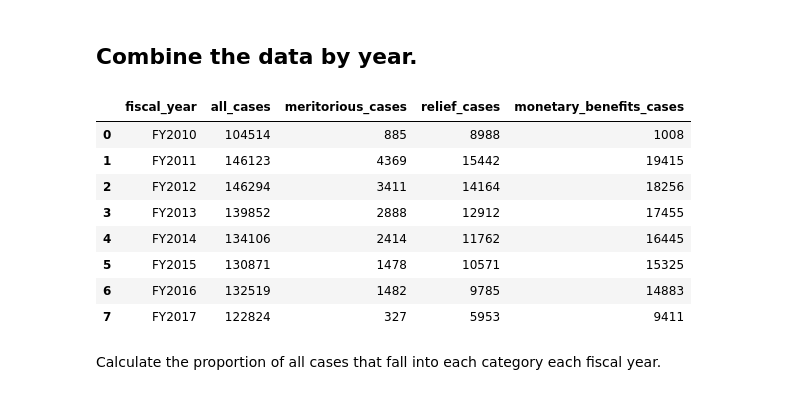
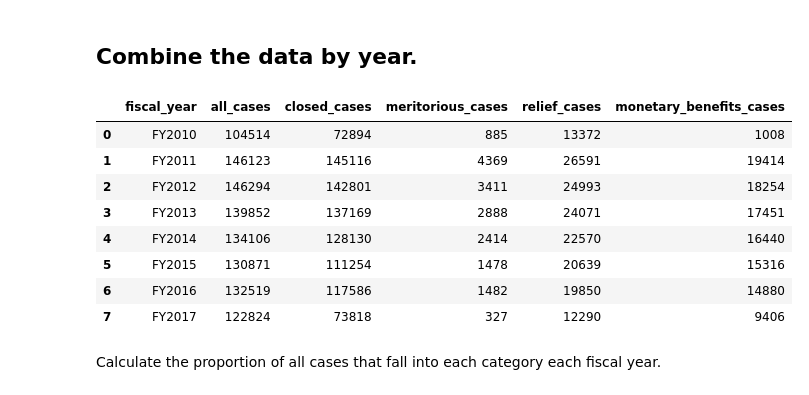
Before and after one commit to PublicI/employment-discrimination, a Jupyter notebook: employment-discrimination.ipynb, the cells around one changed output. Saved outputs shown, nothing was run; the diff lists cells and outputs as text; code cells hidden in the pictures.

Commit message:
Calculated by closure actions, expanded relief cases definition

```diff
--- a/employment-discrimination.ipynb
+++ b/employment-discrimination.ipynb
@@ -255,0 +265,4 @@ all_cases_by_basis.sort_values("all_cases", ascending=False).head()
+# %%
+closed_cases_by_year = closed_charges.groupby("fiscal_year")["charge_num"].nunique().reset_index()
+closed_cases_by_year.rename(columns={"charge_num": "closed_cases"}, inplace=True)
+closed_cases_by_year
@@ -257,7 +293,7 @@ all_cases_by_basis.sort_values("all_cases", ascending=False).head()
 ## In how many cases did the EEOC find merit to the complaint?
 # %%
 meritorious_outcomes = ["Case Settled By Legal Unit", "Conciliation Failure", "Successful Conciliation"]
-meritorious_cases = charges[charges["closure_action"].isin(meritorious_outcomes)]
+meritorious_cases = closed_charges[closed_charges["closure_action"].isin(meritorious_outcomes)]
 meritorious_cases["charge_num"].nunique()
 # %% [output]
 17253
@@ -293,7 +329,7 @@ meritorious_cases_by_basis.sort_values("meritorious_cases", ascending=False).hea
 # %% [markdown]
 ## And in how many cases did the EEOC grant some form of relief (including non-monetary relief) to the complainant?
 # %%
-relief_outcomes = ["Settlement With Benefits", "Settlement With Benefits", "Successful Conciliation", "Case Settled By Legal Unit"]
-relief_cases = charges[charges["closure_action"].isin(relief_outcomes)]
+relief_outcomes = ["Case Settled By Legal Unit", "Settlement With Benefits", "Successful Conciliation", "Withdrawal With Benefits"]
+relief_cases = closed_charges[closed_charges["closure_action"].isin(relief_outcomes)]
 relief_cases["charge_num"].nunique()
 # %% [output]
@@ -330,6 +366,6 @@ relief_cases_by_basis.sort_values("relief_cases", ascending=False).head()
 # %% [markdown]
 ## And in how many cases did a worker see any monetary benefits?
 # %%
-monetary_benefits_cases = charges[charges["monetary_benefits"] > 0]
+monetary_benefits_cases = closed_charges[closed_charges["monetary_benefits"] > 0]
 monetary_benefits_cases["charge_num"].nunique()
 # %% [output]
@@ -372,19 +408,19 @@ monetary_benefits_cases_by_basis.sort_values("monetary_benefits_cases", ascendin
 # %% [markdown]
 ## Combine the data by year.
 # %%
-cases_by_year_dfs = [all_cases_by_year, meritorious_cases_by_year, relief_cases_by_year, monetary_benefits_cases_by_year]
+cases_by_year_dfs = [all_cases_by_year, closed_cases_by_year, meritorious_cases_by_year, relief_cases_by_year, monetary_benefits_cases_by_year]
 cases_by_year = reduce(lambda left, right: pd.merge(left, right, on="fiscal_year"), cases_by_year_dfs)
 cases_by_year
 # %% [output]
-|  | fiscal_year | all_cases | meritorious_cases | relief_cases | monetary_benefits_cases |
-| 0 | FY2010 | 104514 | 885 | 8988 | 1008 |
-| 1 | FY2011 | 146123 | 4369 | 15442 | 19415 |
-| 2 | FY2012 | 146294 | 3411 | 14164 | 18256 |
-| 3 | FY2013 | 139852 | 2888 | 12912 | 17455 |
-| 4 | FY2014 | 134106 | 2414 | 11762 | 16445 |
-| 5 | FY2015 | 130871 | 1478 | 10571 | 15325 |
-| 6 | FY2016 | 132519 | 1482 | 9785 | 14883 |
-| 7 | FY2017 | 122824 | 327 | 5953 | 9411 |
+|  | fiscal_year | all_cases | closed_cases | meritorious_cases | relief_cases | monetary_benefits_cases |
+| 0 | FY2010 | 104514 | 72894 | 885 | 13372 | 1008 |
+| 1 | FY2011 | 146123 | 145116 | 4369 | 26591 | 19414 |
+| 2 | FY2012 | 146294 | 142801 | 3411 | 24993 | 18254 |
+| 3 | FY2013 | 139852 | 137169 | 2888 | 24071 | 17451 |
+| 4 | FY2014 | 134106 | 128130 | 2414 | 22570 | 16440 |
+| 5 | FY2015 | 130871 | 111254 | 1478 | 20639 | 15316 |
+| 6 | FY2016 | 132519 | 117586 | 1482 | 19850 | 14880 |
+| 7 | FY2017 | 122824 | 73818 | 327 | 12290 | 9406 |
 # %% [markdown]
 Calculate the proportion of all cases that fall into each category each fiscal year.
 # %%
```
Also changed, not shown: parts of 28 cells of this notebook.
